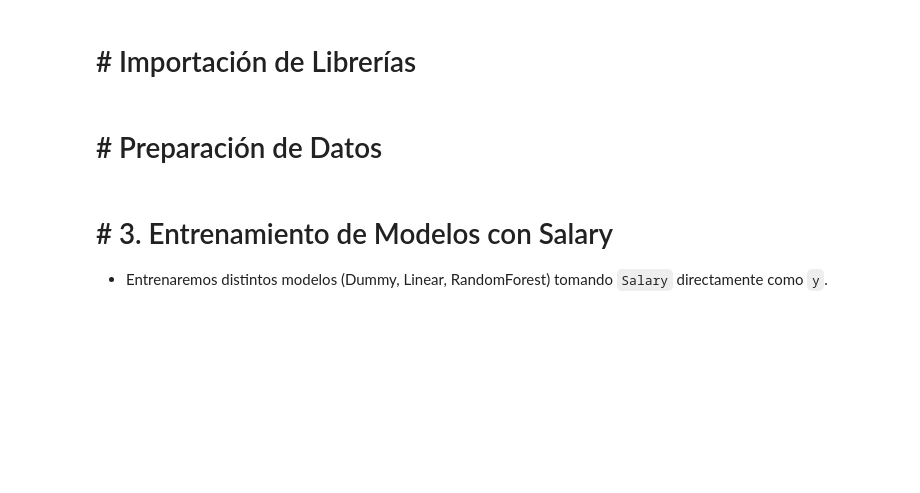
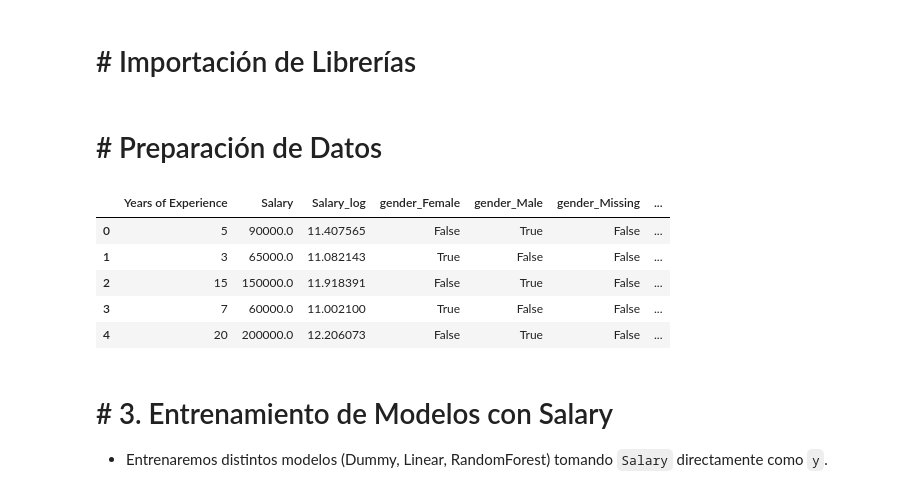
Before and after one commit to alejo-lomenzo/predictive_salary_model, a Jupyter notebook: notebooks/3.0-model-training.ipynb, the cells around one changed output. Saved outputs shown, nothing was run; the diff lists cells and outputs as text; code cells hidden in the pictures; blank space fills up the shorter version.

Commit message:
feat: reorganize notebook with Salary vs. Salary_log sections and finalize results V.2

```diff
--- a/notebooks/3.0-model-training.ipynb
+++ b/notebooks/3.0-model-training.ipynb
@@ -49,6 +49,15 @@ exp_map = {"junior": 0, "semi-senior": 1, "senior": 2, "expert": 3}
 df["experience_level_ordinal"] = df["experience_level"].map(exp_map)
 # %%
 df.drop(columns=["experience_level", "id", "Description", "Job Title", "Age", "Education Level"], inplace=True)
+# %%
+df.head()
+# %% [output]
+|  | Years of Experience | Salary | Salary_log | gender_Female | gender_Male | gender_Missing | ... |
+| 0 | 5 | 90000.0 | 11.407565 | False | True | False | ... |
+| 1 | 3 | 65000.0 | 11.082143 | True | False | False | ... |
+| 2 | 15 | 150000.0 | 11.918391 | False | True | False | ... |
+| 3 | 7 | 60000.0 | 11.002100 | True | False | False | ... |
+| 4 | 20 | 200000.0 | 12.206073 | False | True | False | ... |
 # %%
 TARGET_COLUMN = "Salary"
 y = df[TARGET_COLUMN]
```
